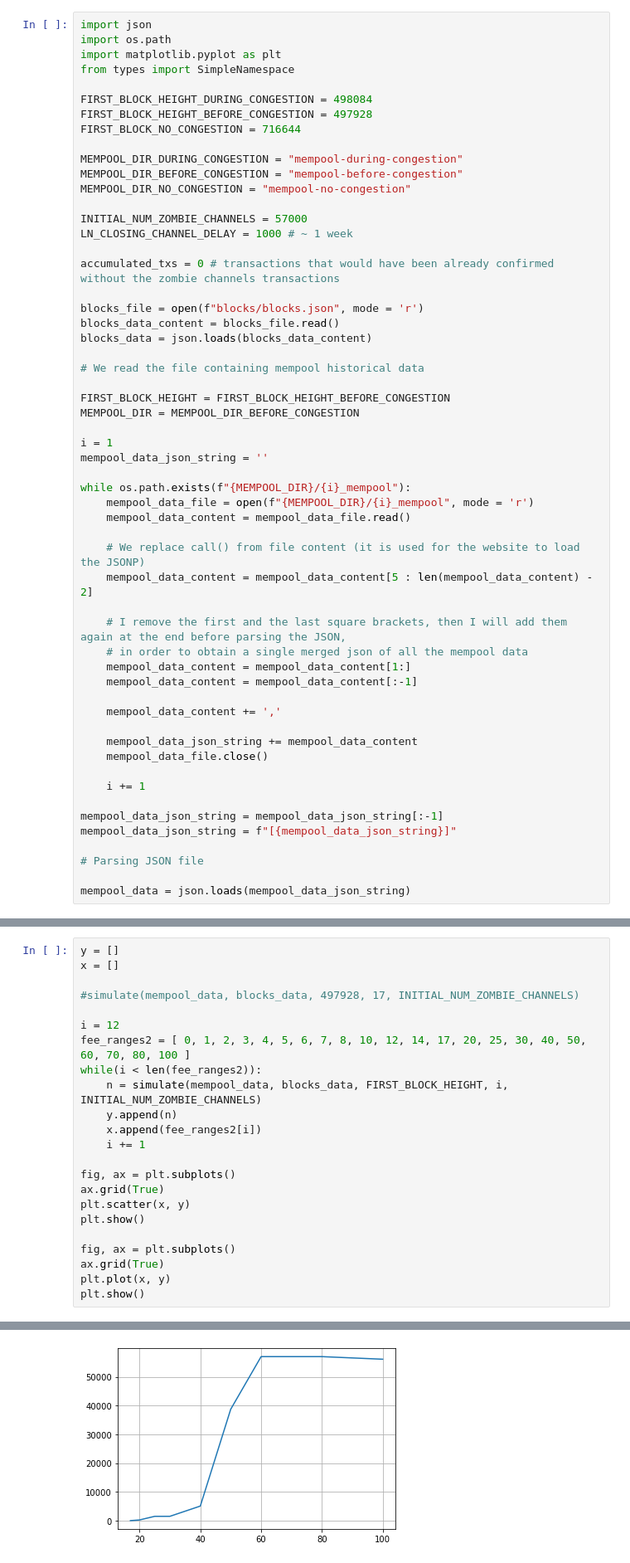
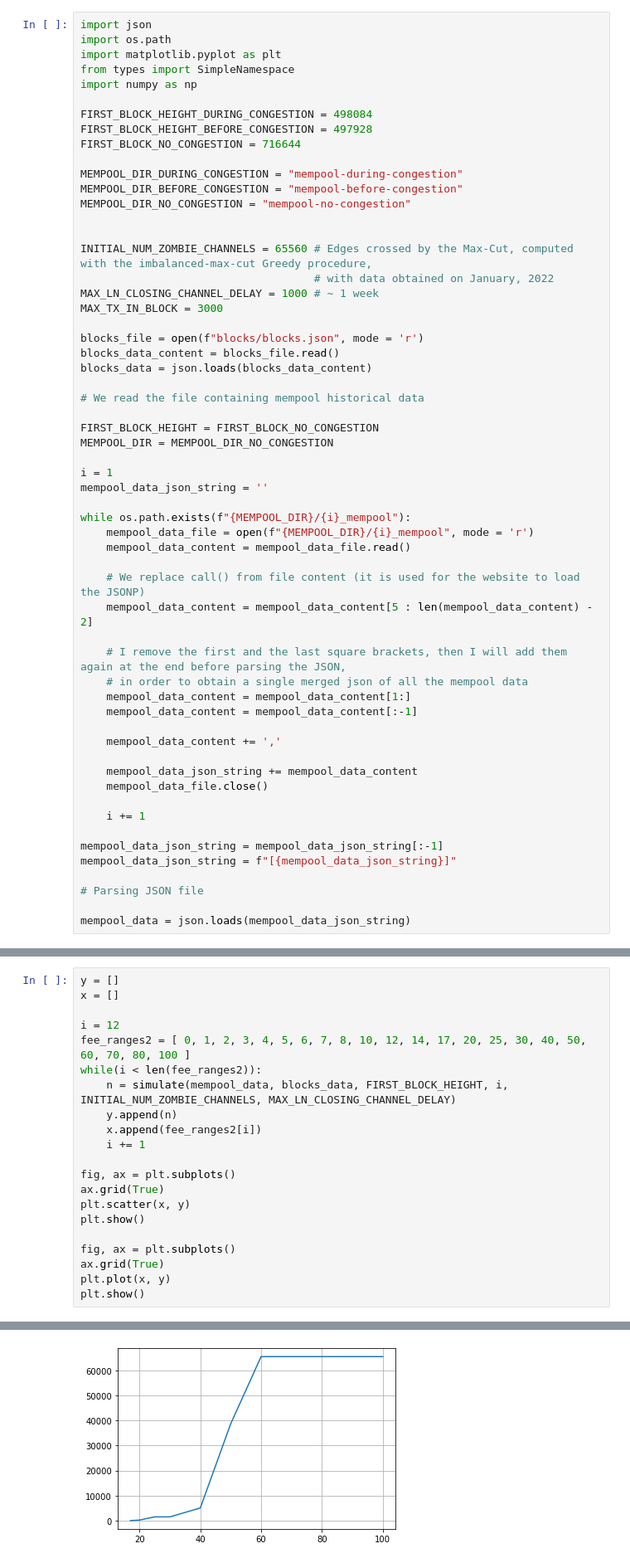
Before and after one commit to CosimoSguanci/Mass-Exit-Attacks-on-LN, a Jupyter notebook: StealFundsAttackSimulation-simplified.ipynb, the cells around one changed output, grey strips where cells are left out. Shown at 83% size. Cells and saved outputs as stored; diff of their text form.

```diff
--- a/StealFundsAttackSimulation-simplified.ipynb
+++ b/StealFundsAttackSimulation-simplified.ipynb
@@ -3,6 +3,7 @@ import json
 import os.path
 import matplotlib.pyplot as plt
 from types import SimpleNamespace
+import numpy as np
 
 FIRST_BLOCK_HEIGHT_DURING_CONGESTION = 498084
 FIRST_BLOCK_HEIGHT_BEFORE_CONGESTION = 497928
@@ -12,10 +13,11 @@ MEMPOOL_DIR_DURING_CONGESTION = "mempool-during-congestion"
 MEMPOOL_DIR_BEFORE_CONGESTION = "mempool-before-congestion"
 MEMPOOL_DIR_NO_CONGESTION = "mempool-no-congestion"
 
-INITIAL_NUM_ZOMBIE_CHANNELS = 57000
-LN_CLOSING_CHANNEL_DELAY = 1000 # ~ 1 week
 
-accumulated_txs = 0 # transactions that would have been already confirmed without the zombie channels transactions
+INITIAL_NUM_ZOMBIE_CHANNELS = 65560 # Edges crossed by the Max-Cut, computed with the imbalanced-max-cut Greedy procedure,
+                                    # with data obtained on January, 2022
+MAX_LN_CLOSING_CHANNEL_DELAY = 1000 # ~ 1 week
+MAX_TX_IN_BLOCK = 3000
 
 blocks_file = open(f"blocks/blocks.json", mode = 'r')
 blocks_data_content = blocks_file.read()
@@ -23,8 +25,8 @@ blocks_data = json.loads(blocks_data_content)
 
 # We read the file containing mempool historical data
 
-FIRST_BLOCK_HEIGHT = FIRST_BLOCK_HEIGHT_BEFORE_CONGESTION
-MEMPOOL_DIR = MEMPOOL_DIR_BEFORE_CONGESTION
+FIRST_BLOCK_HEIGHT = FIRST_BLOCK_NO_CONGESTION
+MEMPOOL_DIR = MEMPOOL_DIR_NO_CONGESTION
 
 i = 1
 mempool_data_json_string = ''
@@ -418,12 +424,10 @@ def simulate(mempool_data, blocks_data, first_block_height, fee_index_attacker,
 y = []
 x = []
 
-#simulate(mempool_data, blocks_data, 497928, 17, INITIAL_NUM_ZOMBIE_CHANNELS)
-
 i = 12
 fee_ranges2 = [ 0, 1, 2, 3, 4, 5, 6, 7, 8, 10, 12, 14, 17, 20, 25, 30, 40, 50, 60, 70, 80, 100 ]
 while(i < len(fee_ranges2)):
-    n = simulate(mempool_data, blocks_data, FIRST_BLOCK_HEIGHT, i, INITIAL_NUM_ZOMBIE_CHANNELS)
+    n = simulate(mempool_data, blocks_data, FIRST_BLOCK_HEIGHT, i, INITIAL_NUM_ZOMBIE_CHANNELS, MAX_LN_CLOSING_CHANNEL_DELAY)
     y.append(n)
     x.append(fee_ranges2[i])
     i += 1
@@ -459 +463 @@ Channels not able to close in time:  56097
-[figure, old version]
+[figure, new version]
```
Also changed, not shown: parts of 5 cells of this notebook, 1 other file.
